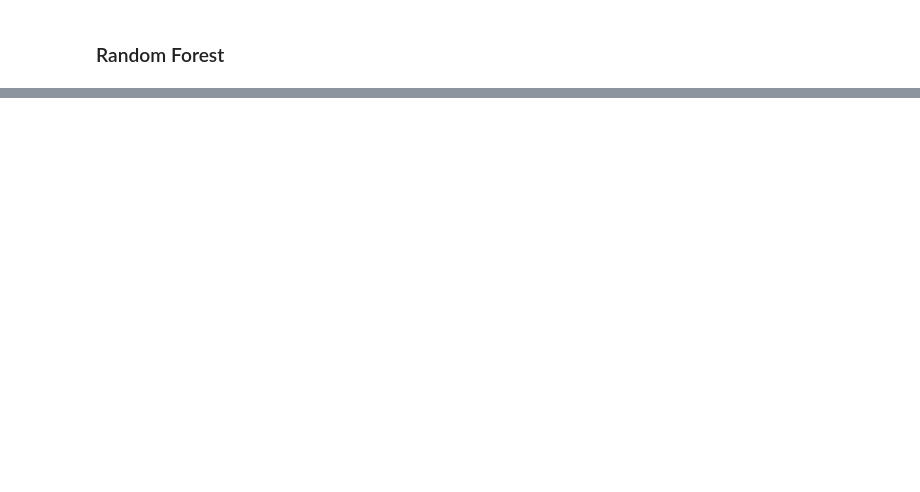
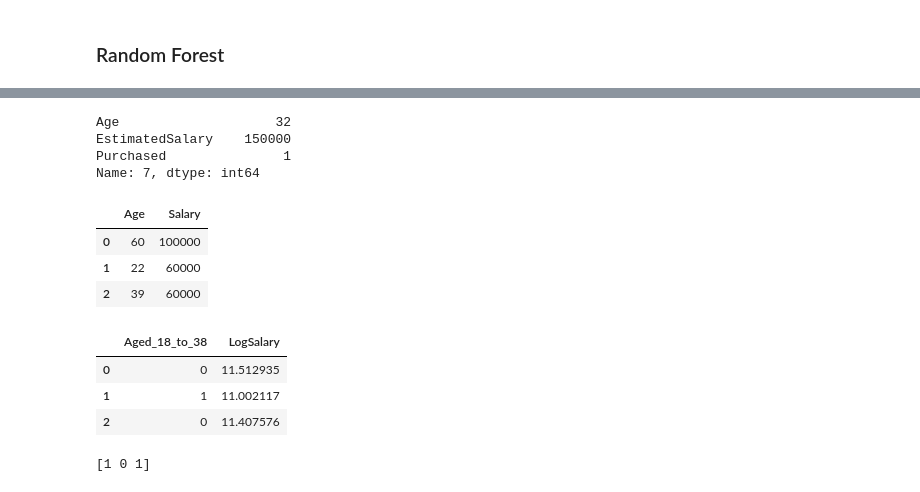
Before and after one commit to viniciusroriz/apm, a Jupyter notebook: Lesson_6/article6.ipynb, the cells around one changed output, grey strips where cells are left out. Saved outputs shown, nothing was run; the diff lists cells and outputs as text; code cells hidden in the pictures; blank space fills up the shorter version.

```diff
--- a/Lesson_6/article6.ipynb
+++ b/Lesson_6/article6.ipynb
@@ -237,0 +308,40 @@ Reshape your data either using array.reshape(-1, 1) if your data has a single fe
+# %%
+test = pd.read_csv('Social_Network_Ads.csv')
+test.loc[test['EstimatedSalary'].idxmax()]
+# %% [output]
+Age                    32
+EstimatedSalary    150000
+Purchased               1
+Name: 7, dtype: int64
+# %%
+info = {
+    'Age': [60,22,39],
+    'Salary': [100000,60000,90000]
+}
+
+def prep_data(dataframe):
+    dataframe['Aged_18_to_38'] = dataframe['Age'].between(18,38)
+    dataframe['Aged_18_to_38'] = dataframe['Aged_18_to_38'].astype(int)
+    dataframe['LogSalary'] = np.log(dataframe['Salary']+1)
+    dataframe.drop(['Age', 'Salary'], axis=1 ,inplace=True)
+
+test = pd.DataFrame(info)
+# %%
+test.head()
+# %% [output]
+|  | Age | Salary |
+| 0 | 60 | 100000 |
+| 1 | 22 | 60000 |
+| 2 | 39 | 60000 |
+# %%
+prep_data(test)
+test.head()
+# %% [output]
+|  | Aged_18_to_38 | LogSalary |
+| 0 | 0 | 11.512935 |
+| 1 | 1 | 11.002117 |
+| 2 | 0 | 11.407576 |
+# %%
+print(rf.predict(test))
+# %% [output]
+[1 0 1]
```
Also changed, not shown: parts of 40 cells of this notebook, 6 other files.
